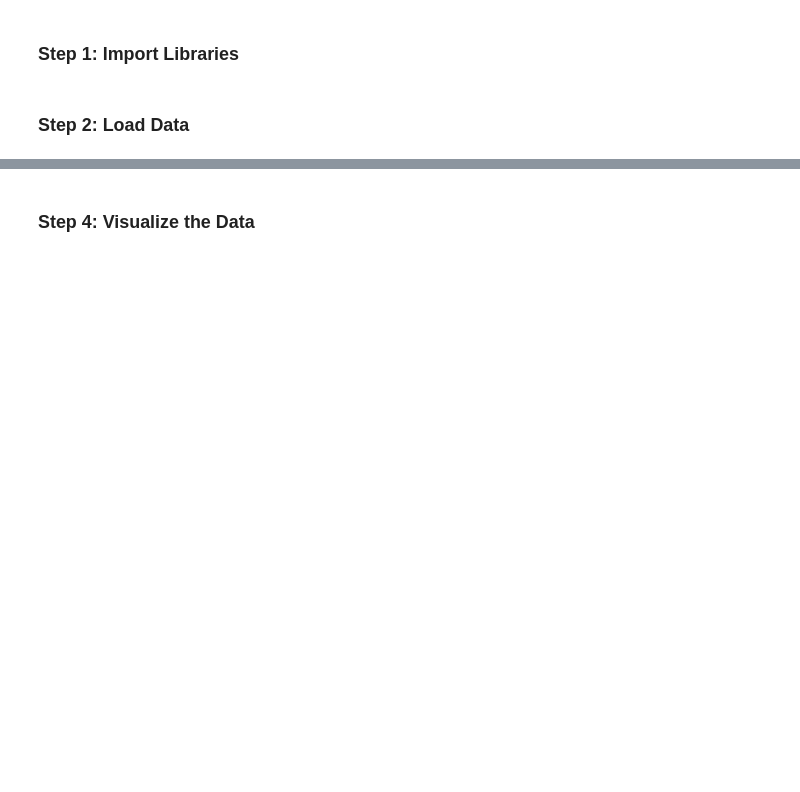
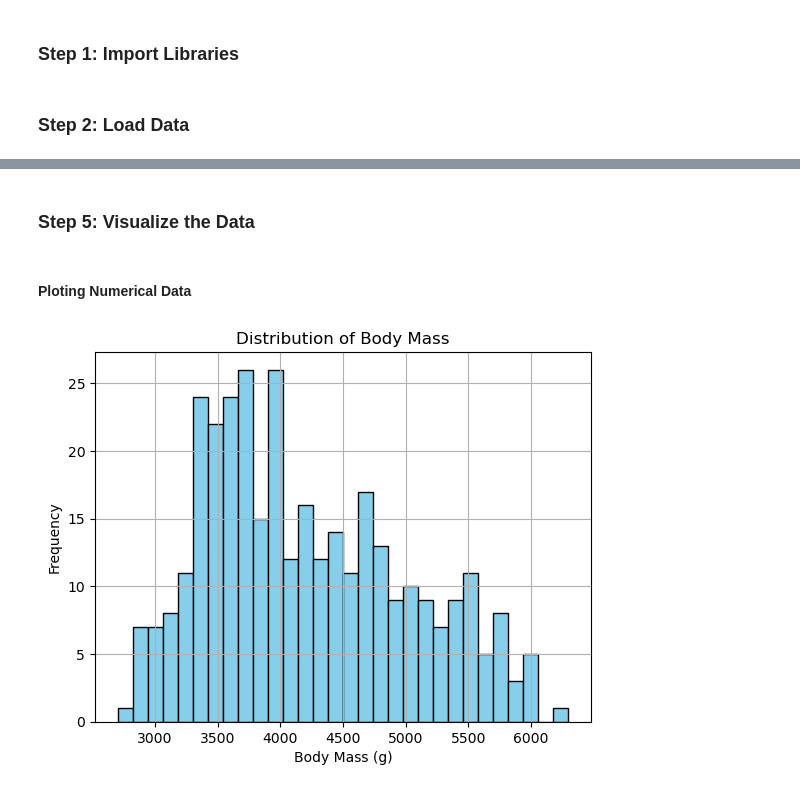
Before and after one commit to MiltonGreat/Palmer-Penguins, a Jupyter notebook: Palmer Penguins.ipynb, the cells around one changed output, grey strips where cells are left out. Saved outputs shown, nothing was run; the diff lists cells and outputs as text; code cells hidden in the pictures; blank space fills up the shorter version.

```diff
--- a/Palmer Penguins.ipynb
+++ b/Palmer Penguins.ipynb
@@ -98,2 +148,18 @@ Index(['island', 'culmen_length_mm', 'culmen_depth_mm', 'flipper_length_mm',
 # %% [markdown]
-### Step 4: Visualize the Data
+### Step 5: Visualize the Data
+# %% [markdown]
+#### Ploting Numerical Data
+# %%
+#  Histogram of Body Mass
+
+# Histograms are used to visualize the distribution of numerical data.
+# The data is divided into bins, and the height of each bar represents the frequency or count of data points falling within that bin.
+
+plt.hist(penguins_data['body_mass_g'], bins=30, color='skyblue', edgecolor='black')
+plt.title('Distribution of Body Mass')
+plt.xlabel('Body Mass (g)')
+plt.ylabel('Frequency')
+plt.grid(True)
+plt.show()
+# %% [output]
+[figure, added]
```
Also changed, not shown: parts of 44 cells of this notebook.
